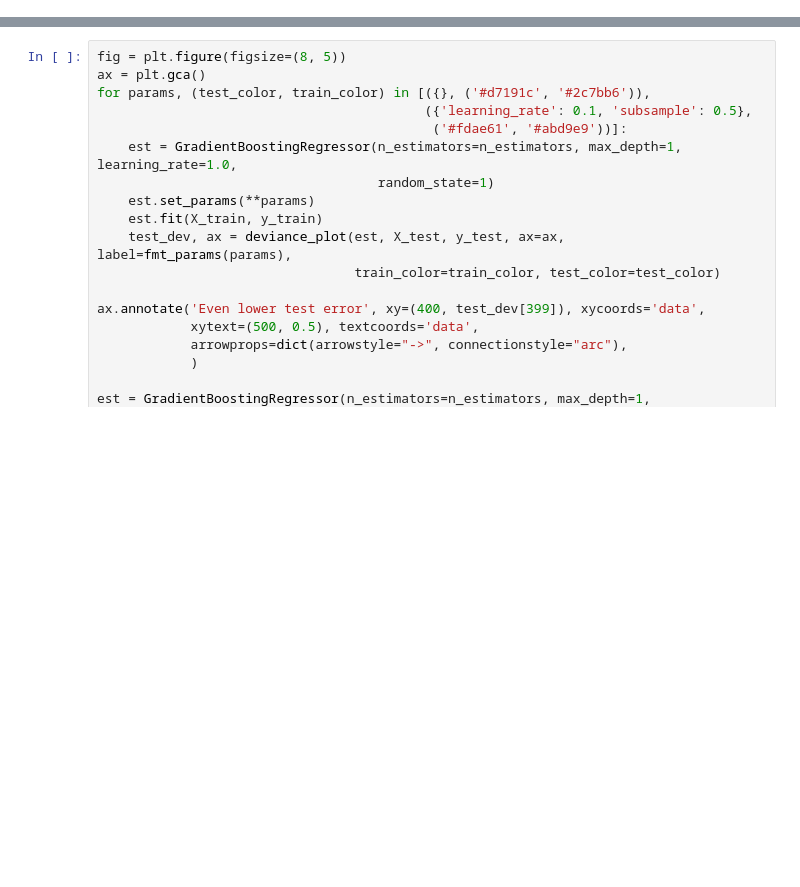
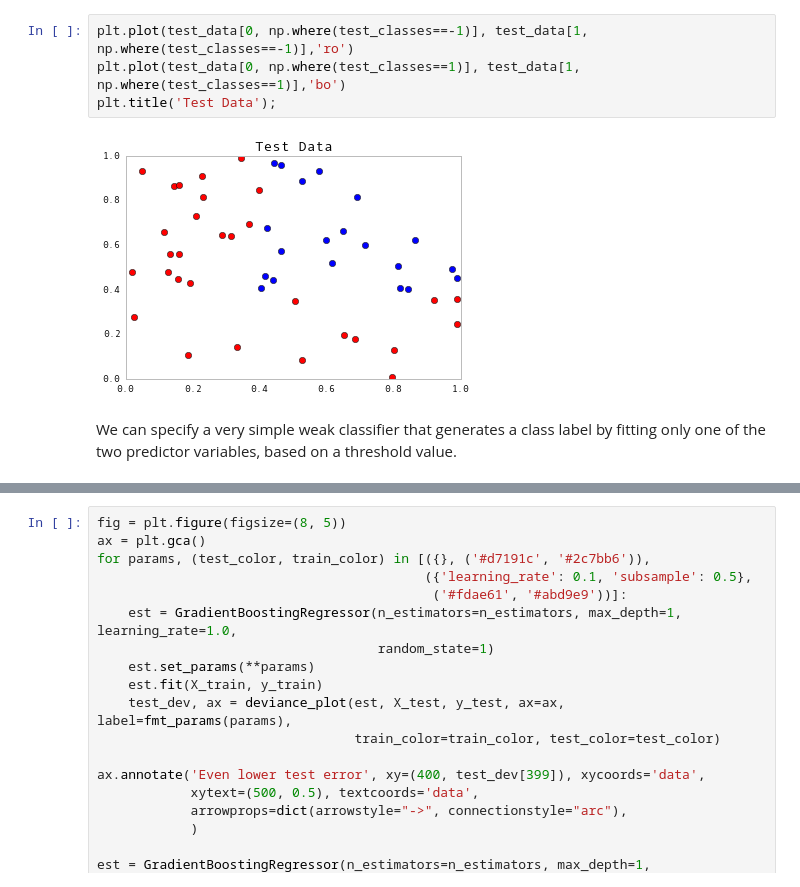
Before and after one commit to fonnesbeck/Bios8366, a Jupyter notebook: notebooks/Section6_6-Boosting.ipynb, the cells around one changed output, grey strips where cells are left out. Cells and saved outputs as stored; diff of their text form; blank space fills up the shorter version.

```diff
--- a/notebooks/Section6_6-Boosting.ipynb
+++ b/notebooks/Section6_6-Boosting.ipynb
@@ -175,0 +83,8 @@ An important diagnostic when using GBRT in practise is the so-called *deviance p
+# %%
+plt.plot(test_data[0, np.where(test_classes==-1)], test_data[1, np.where(test_classes==-1)],'ro')
+plt.plot(test_data[0, np.where(test_classes==1)], test_data[1, np.where(test_classes==1)],'bo')
+plt.title('Test Data');
+# %% [output]
+[figure, added]
+# %% [markdown]
+We can specify a very simple weak classifier that generates a class label by fitting only one of the two predictor variables, based on a threshold value.
```
Also changed, not shown: parts of 56 cells of this notebook.
